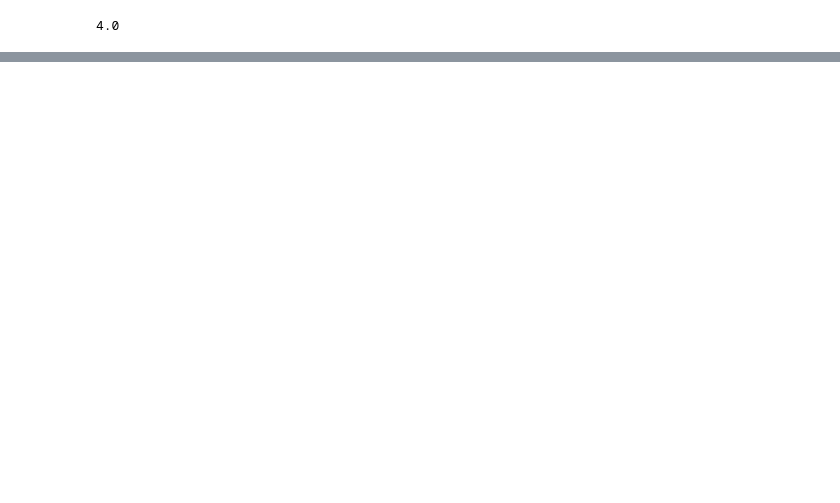
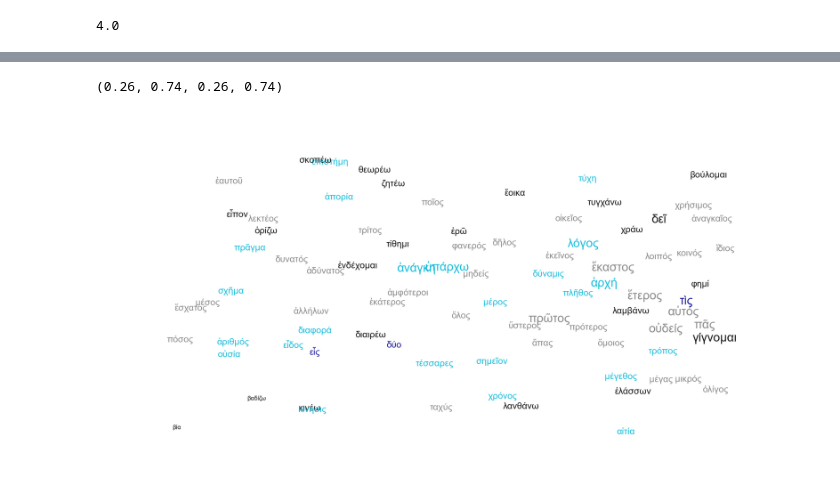
Before and after one commit to kasev/kfi_viz, a Jupyter notebook: scripts/exploring-data.ipynb, the cells around one changed output, grey strips where cells are left out. Saved outputs shown, nothing was run; the diff lists cells and outputs as text; code cells hidden in the pictures; blank space fills up the shorter version.

```diff
--- a/scripts/exploring-data.ipynb
+++ b/scripts/exploring-data.ipynb
@@ -108,0 +117,2 @@ fig.savefig("../figures/tlp_embeddings_v1.png")
+# %%
+word_size_dict = dict([(k, np.round(np.log2(v) / 3)) for k,v in freqs])
@@ -108,0 +139,36 @@ fig.savefig("../figures/tlp_embeddings_v1.png")
+# %%
+resp = requests.get("https://sciencedata.dk/public/164bd4b21e23faeb39221fb2ad03f16a/morpheus_dict.json")
+morpheus_dict = resp.json()
+# %%
+vocab_tags = []
+tags_dict = {"n" : "NOUN",
+             "a" : "ADJ",
+             "v" : "VERB",}
+for w in vocabulary:
+    try:
+        tags_raw = [d["p"][0] for d in morpheus_dict[w]]
+        tags = [tags_dict[t] for t in tags_raw if t in ["n", "a", "v"]][0]
+        vocab_tags.append((w, tags))
+    except:
+        vocab_tags.append((w, "PROPN"))
+word_tag_dict = dict(vocab_tags)
+# %%
+word_color_dict = {}
+for k,v in word_tag_dict.items():
+    word_color_dict[k] = tag_color_dict[v]
+# %%
+topn = 300
+xs, ys, words = ppmi_svd.get_tsne_coors(word_vectors_df[:topn])
+
+fig, ax = plt.subplots(1,1, figsize=(3.967, 2), dpi=600, frameon=False)
+cutoff = 0.3
+border = 0.04
+for x, y, word in zip(xs, ys, words):
+    if (cutoff <= x <= 1-cutoff) and (cutoff <= y <= 1-cutoff):
+        ax.text(x, y, word, horizontalalignment='center', fontsize=word_size_dict[word], color=word_color_dict[word], alpha=0.9)
+ax.set_xlim(cutoff-border, 1-cutoff+border)
+ax.set_ylim(cutoff-border, 1-cutoff+border)
+ax.axis("off")
+# %% [output]
+(0.26, 0.74, 0.26, 0.74)
+[figure, added]
```
Also changed, not shown: parts of 15 cells of this notebook, 10 other files.
